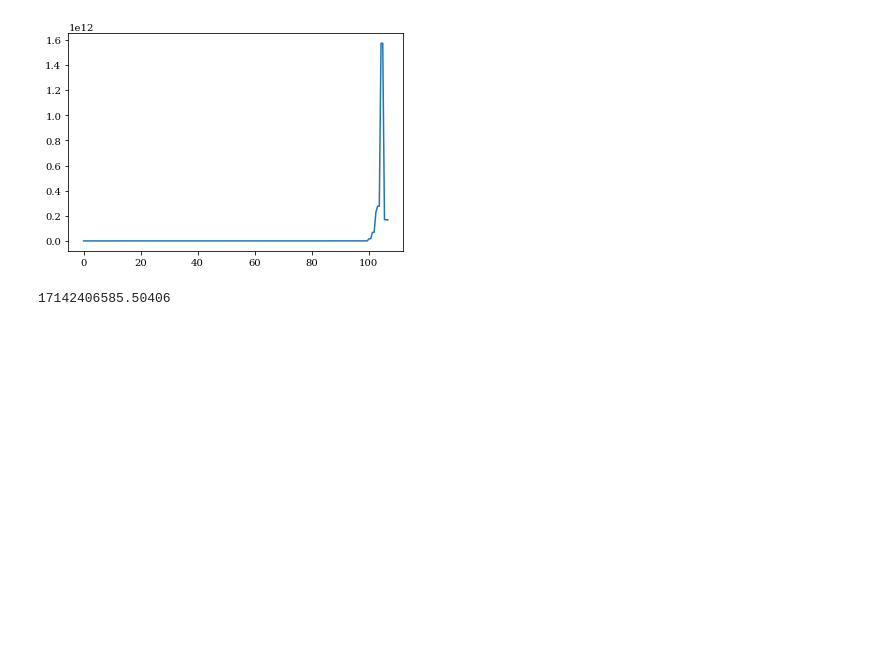
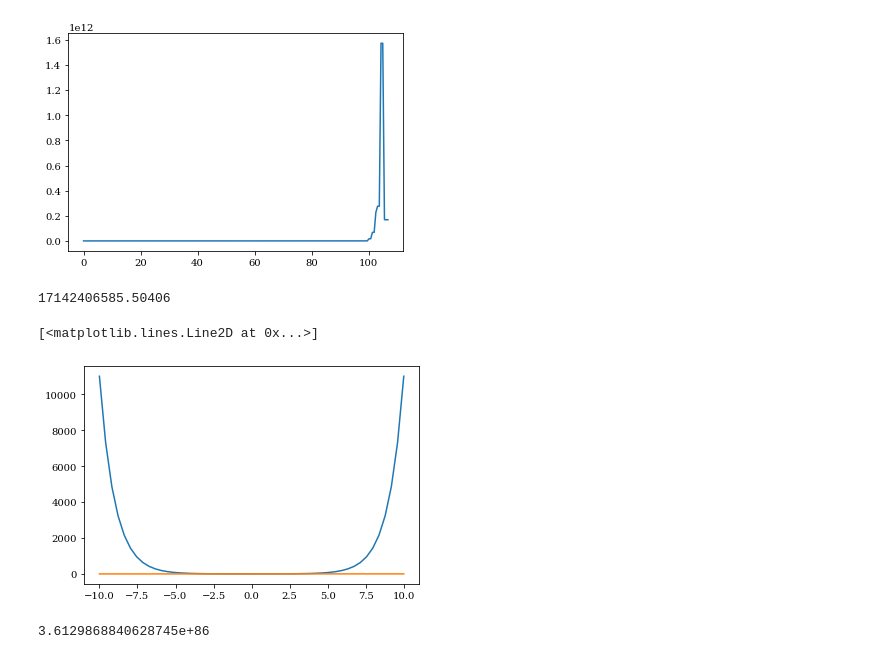
Before and after one commit to Jumarulanda/GFAM-JI, a Jupyter notebook: stg_0.5/Untitled.ipynb, the cells around one changed output. Saved outputs shown, nothing was run; the diff lists cells and outputs as text; code cells hidden in the pictures; blank space fills up the shorter version.

```diff
--- a/stg_0.5/Untitled.ipynb
+++ b/stg_0.5/Untitled.ipynb
@@ -79,3 +80,18 @@ plt.plot(n_t,[abs(c_3(int(n_t_i),r_t,theta_t,a_t,N_t))**2 for n_t_i in n_t])
 abs(c_3(int(100),r_t,theta_t,a_t,N_t))**2
 # %% [output]
 17142406585.50406
+# %%
+xm = 10
+
+x = np.linspace(-xm,xm)
+
+plt.plot(x,np.cosh(x))
+# plt.plot(x,np.sinh(x))
+plt.plot(x,np.tanh(x))
+# %% [output]
+[<matplotlib.lines.Line2D at 0x...>]
+[figure, added]
+# %%
+np.cosh(200)
+# %% [output]
+3.6129868840628745e+86
```
Also changed, not shown: parts of 4 cells of this notebook.
